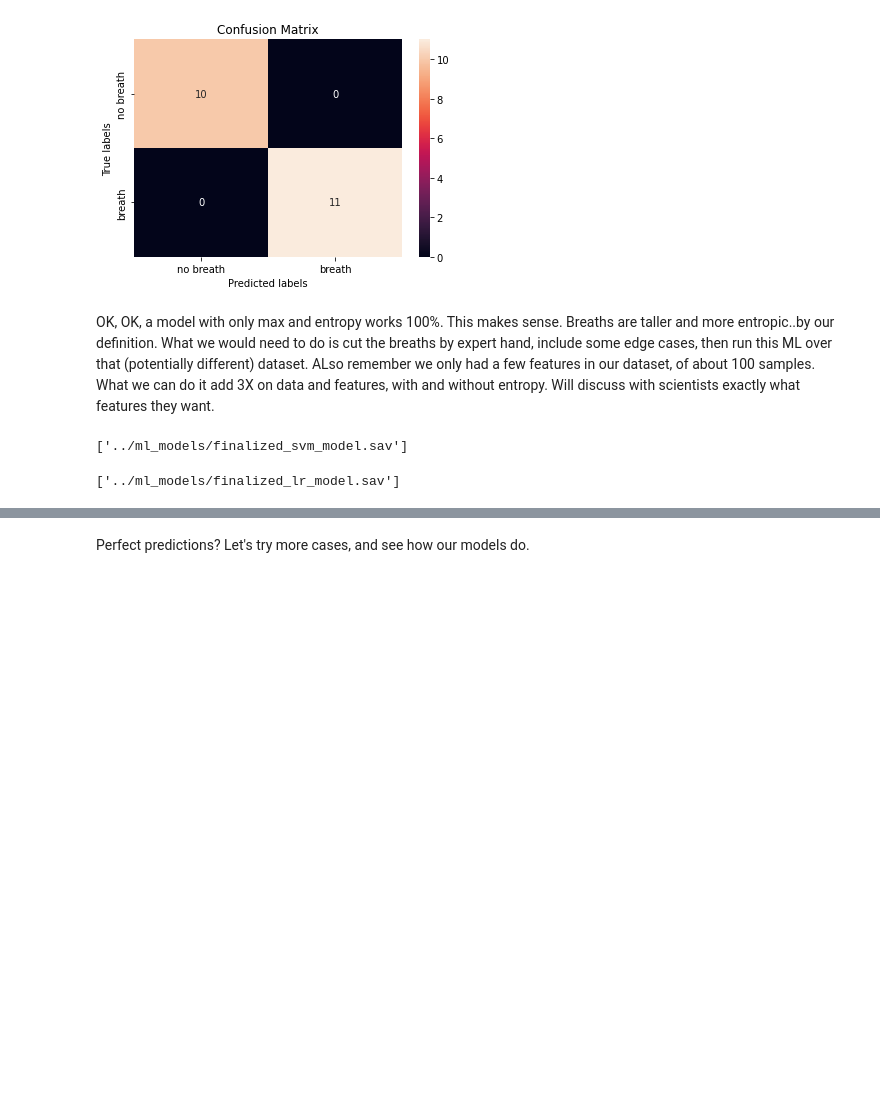
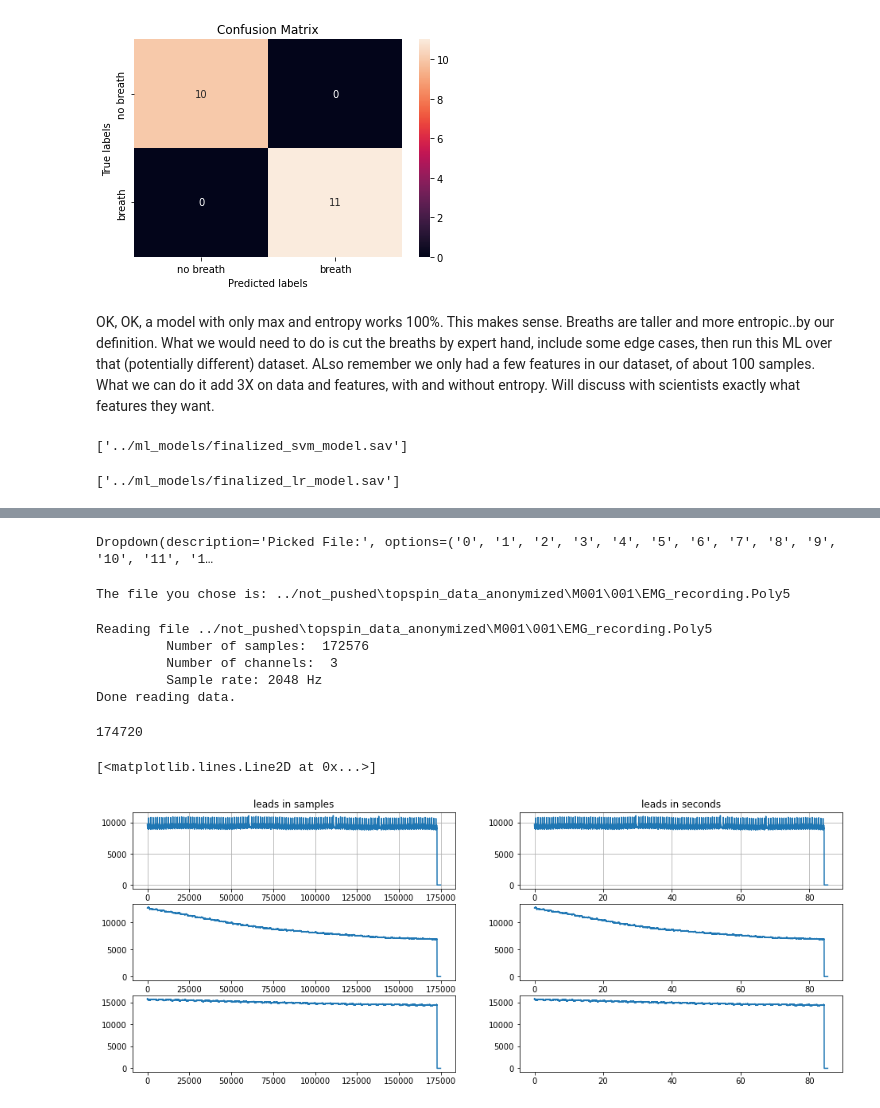
Before and after one commit to ReSurfEMG/ReSurfEMG, a Jupyter notebook: open_work/ML_EMG_1.ipynb, the cells around one changed output, grey strips where cells are left out. Cells and saved outputs as stored; diff of their text form; code cells hidden in the pictures; blank space fills up the shorter version.

```diff
--- a/open_work/ML_EMG_1.ipynb
+++ b/open_work/ML_EMG_1.ipynb
@@ -439,2 +256,59 @@ plt.plot(toy_array*1000, alpha=0.4)
-# %% [markdown]
-Perfect predictions? Let's try more cases, and see how our models do.
+# %%
+list_of_numbers_strung = []
+for i in range(len(emg_files)):
+    list_of_numbers_strung.append(str(i))
+
+
+btn = widgets.Dropdown(
+    options=list_of_numbers_strung,
+    value='0',
+    description='Picked File:',
+    disabled=False,
+)
+display(btn)
+# %% [output]
+Dropdown(description='Picked File:', options=('0', '1', '2', '3', '4', '5', '6', '7', '8', '9', '10', '11', '1…
+# %%
+number_chosen = int(btn.value)
+file_chosen = emg_files[number_chosen]
+print("The file you chose is:",file_chosen)
+# %% [output]
+The file you chose is: ../not_pushed\topspin_data_anonymized\M001\001\EMG_recording.Poly5
+# %%
+data_emg = Poly5Reader(file_chosen)
+data_samples= data_emg.samples
+emg_sample_rate = data_emg.sample_rate
+converted_to_seconds =  []
+converted_to_samples = []
+for i in range(len(data_samples[0])):
+    converted_to_seconds.append(i/emg_sample_rate)
+    converted_to_samples.append(i)
+# %% [output]
+Reading file ../not_pushed\topspin_data_anonymized\M001\001\EMG_recording.Poly5
+         Number of samples:  172576
+         Number of channels:  3
+         Sample rate: 2048 Hz
+Done reading data.
+# %%
+len(data_samples[1])
+# %% [output]
+174720
+# %%
+%matplotlib inline
+# set up plotn
+x = data_samples[:20000]
+fig, axis = plt.subplots(nrows = 3, ncols = 2, figsize=(16, 6))
+#ax.set_ylim([-4, 4])
+axis[0,0].grid(True)
+axis[0,0].plot(x[0])
+axis[0,0].set(title='leads in samples')
+axis[1,0].plot(x[1])
+axis[2,0].plot(x[2])
+axis[0,1].set(title='leads in seconds')
+axis[0,1].grid(True)
+axis[0,1].plot(converted_to_seconds,x[0])
+axis[1,1].plot(converted_to_seconds,x[1])
+axis[2,1].plot(converted_to_seconds,x[2])
+# %% [output]
+[<matplotlib.lines.Line2D at 0x...>]
+[figure, added]
```
Also changed, not shown: parts of 46 cells of this notebook, 4 other files.
